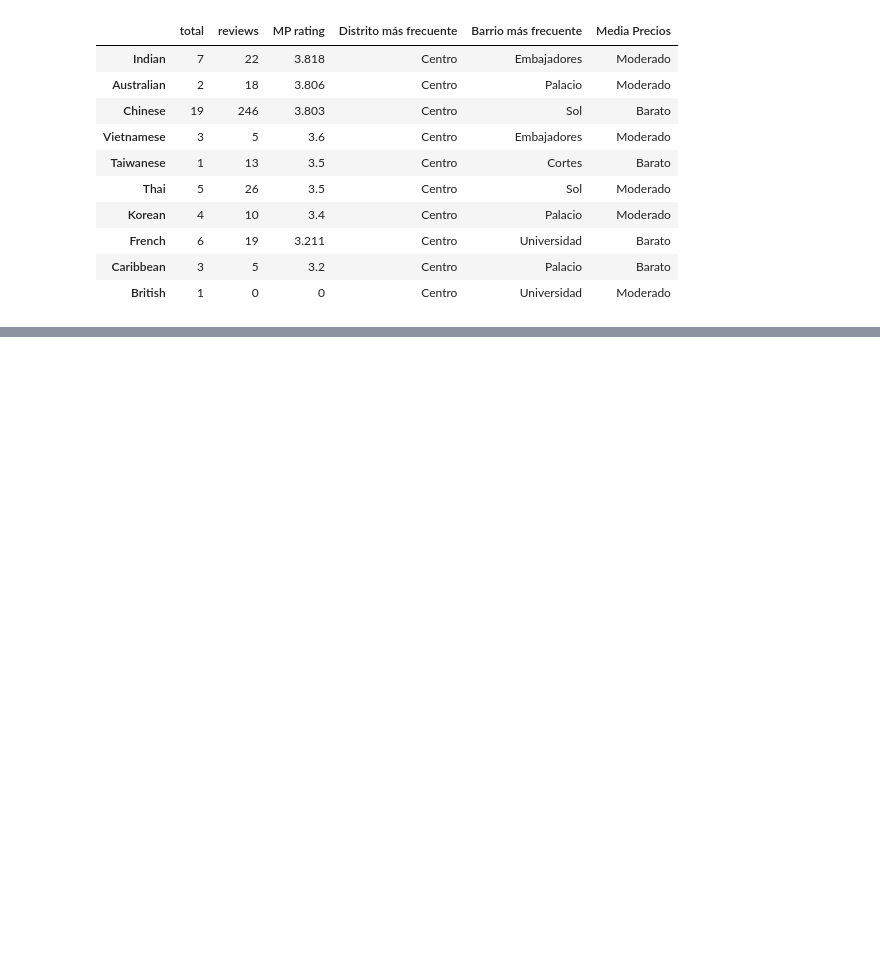
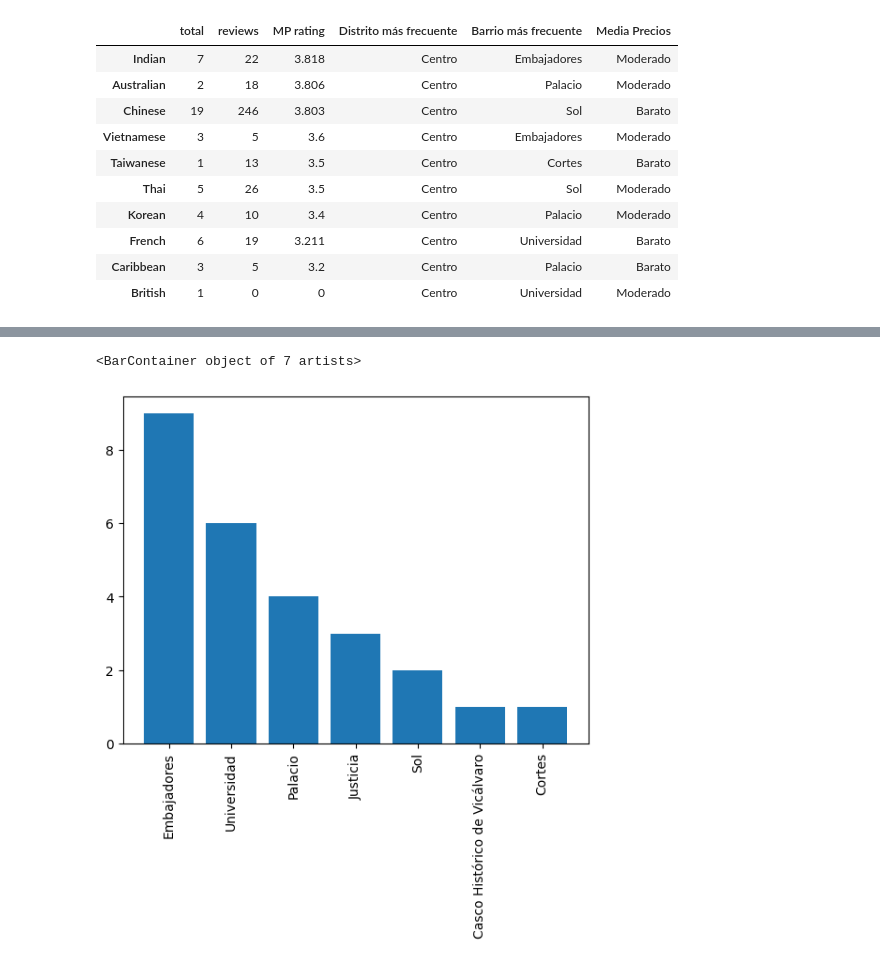
Before and after one commit to anton-p0g/ProyectoWebScrapping, a Jupyter notebook: parte2/top tipos de restaurantes/top_tipos_restuarantes.ipynb, the cells around one changed output, grey strips where cells are left out. Cells and saved outputs as stored; diff of their text form; code cells hidden in the pictures; blank space fills up the shorter version.

```diff
--- a/parte2/top tipos de restaurantes/top_tipos_restuarantes.ipynb
+++ b/parte2/top tipos de restaurantes/top_tipos_restuarantes.ipynb
@@ -189,0 +178,7 @@ total_rating_ordenados[-10:]
+# %%
+barrios = df_def["Barrio más frecuente"].value_counts()
+plt.xticks(rotation=90)
+plt.bar(barrios.index, barrios.values)
+# %% [output]
+<BarContainer object of 7 artists>
+[figure, added]
```
Also changed, not shown: parts of 4 cells of this notebook.
